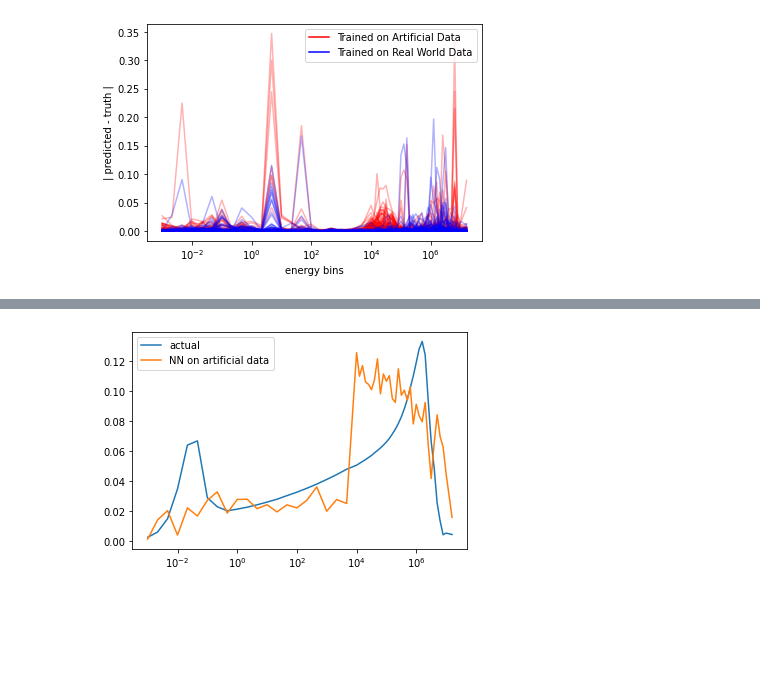
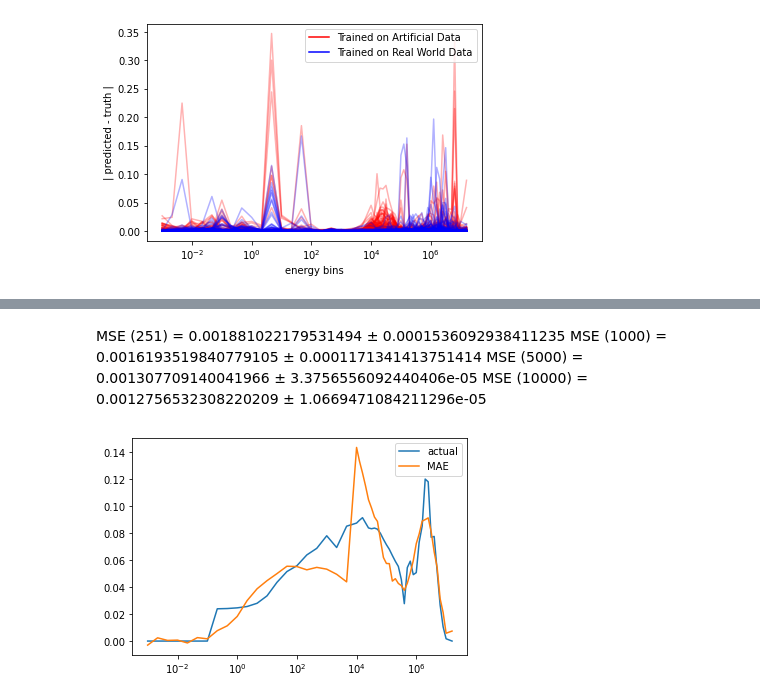
Before and after one commit to JamesMcGreivy/scintillator-neutron-detection, a Jupyter notebook: Neural Network.ipynb, the cells around one changed output, grey strips where cells are left out. Saved outputs shown, nothing was run; the diff lists cells and outputs as text; code cells hidden in the pictures; blank space fills up the shorter version.

```diff
--- a/Neural Network.ipynb
+++ b/Neural Network.ipynb
@@ -450,0 +618,32 @@ plotSpread(model4, model0)
+# %%
+# Sets all of the hyperparameters from previous optimizations
+
+Best = {'batch_size': 0.1364029921553845,
+        'dropout': 0.004691106585818439,
+        'alpha0': 0.459834683383305,
+        'alpha1': 0.015,
+        'alpha2': 0.4915779060301004,
+        'numNeurons0': 267.99747927459526,
+        'numNeurons1': 300.7563134185142,
+        'numNeurons2': 316.31031262012124}
+
+alpha0 = Best["alpha0"]
+alpha1 = Best["alpha1"]
+alpha2 = Best["alpha2"]
+dropout = Best["dropout"]
+numNeurons0 = Best["numNeurons0"]
+numNeurons1 = Best["numNeurons1"]
+numNeurons2 = Best["numNeurons2"]
+batch_size = Best["batch_size"]
+
+BestDataP = {'Hcenter': 1.5764485342627879,
+             'Hspread': 0.7995031824171838,
+             'Nprop': 0.1858702356326845,
+             'Wcenter': 7.243589616661455,
+             'Wspread': 9.8184677189537}
+
+Hcenter = BestDataP["Hcenter"]
+Hspread = BestDataP["Hspread"]
+Nprop = BestDataP["Nprop"]
+Wcenter = BestDataP["Wcenter"]
+Wspread = BestDataP["Wspread"]
@@ -450,0 +692,6 @@ plotSpread(model4, model0)
+# %% [markdown]
+
+MSE (251) = 0.001881022179531494  ±  0.0001536092938411235
+MSE (1000) = 0.0016193519840779105  ±  0.0001171341413751414
+MSE (5000) = 0.001307709140041966  ±  3.3756556092440406e-05
+MSE (10000) = 0.0012756532308220209  ±  1.0669471084211296e-05
@@ -451,11 +700,14 @@ plotSpread(model4, model0)
+# %%
+model_MAE = model
 # %%
-x, y = loadXY()
+" above ~ 1 keV to ~ 20 meV "
 
-i = 5
+x,y = loadXY()
+i = 1
 plt.plot(Ebins, y[i], label="actual")
-#plt.plot(Ebins, model0(x)[i], label="NN on real data")
-plt.plot(Ebins, model4(x)[i], label="NN on artificial data")
+
+plt.plot(Ebins, model_MAE(x)[i], label="MAE")
 plt.legend()
 plt.xscale("log")
 # %% [output]
-[figure, old version]
+[figure, new version]
```
Also changed, not shown: parts of 25 cells of this notebook, 47 other files.
